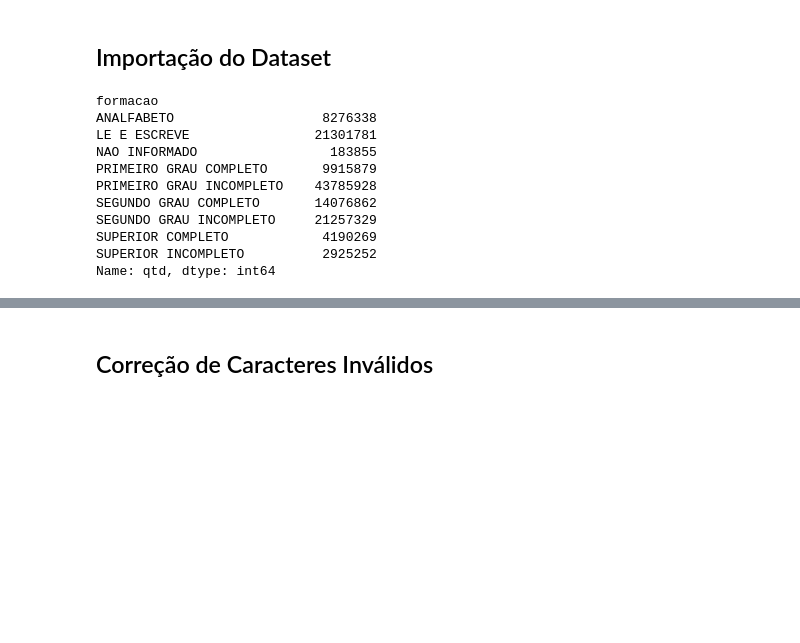
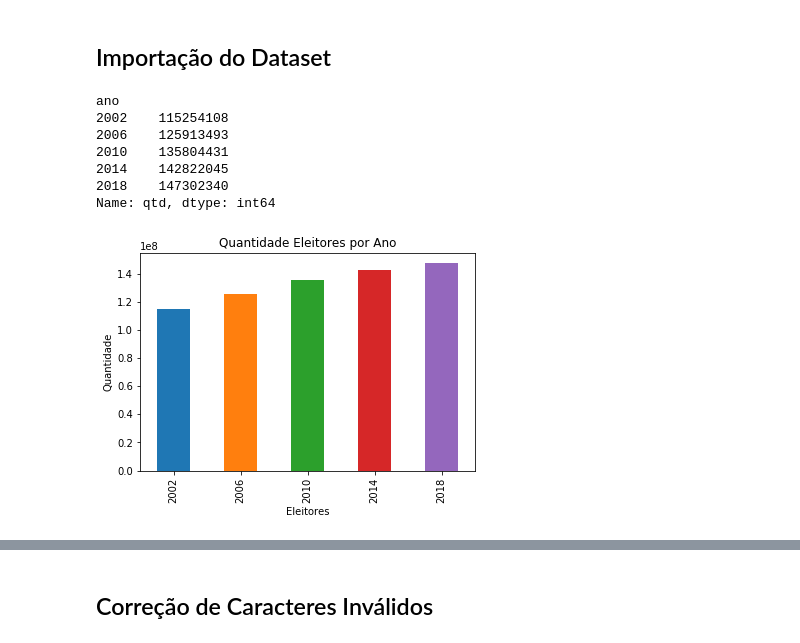
Before and after one commit to doricardo-zz/eleicoes-brasil, a Jupyter notebook: perfil-eleitorado.ipynb, the cells around one changed output, grey strips where cells are left out. Drawn from its saved outputs; the diff is of its cells as text; code cells hidden in the pictures; blank space fills up the shorter version.

```diff
--- a/perfil-eleitorado.ipynb
+++ b/perfil-eleitorado.ipynb
@@ -9,14 +33,16 @@ df.columns = ['ano', 'uf', 'cidade', 'codigo', 'fator', 'sexo', 'idade', 'formac
 # %%
-df.groupby(['formacao']).sum()['qtd']
+df.groupby(['ano']).sum()['qtd']
 # %% [output]
-formacao
-ANALFABETO                   8276338
-LE E ESCREVE                21301781
-NAO INFORMADO                 183855
-PRIMEIRO GRAU COMPLETO       9915879
-PRIMEIRO GRAU INCOMPLETO    43785928
-SEGUNDO GRAU COMPLETO       14076862
-SEGUNDO GRAU INCOMPLETO     21257329
-SUPERIOR COMPLETO            4190269
-SUPERIOR INCOMPLETO          2925252
+ano
+2002    115254108
+2006    125913493
+2010    135804431
+2014    142822045
+2018    147302340
 Name: qtd, dtype: int64
+# %%
+hist_eleitorado_ano = df.groupby(['ano']).sum()['qtd'].plot.bar(title="Quantidade Eleitores por Ano")
+hist_eleitorado_ano.set_ylabel('Quantidade')
+hist_eleitorado_ano.set_xlabel('Eleitores');
+# %% [output]
+[figure, added]
```
Also changed, not shown: parts of 15 cells of this notebook, 1 other file.
